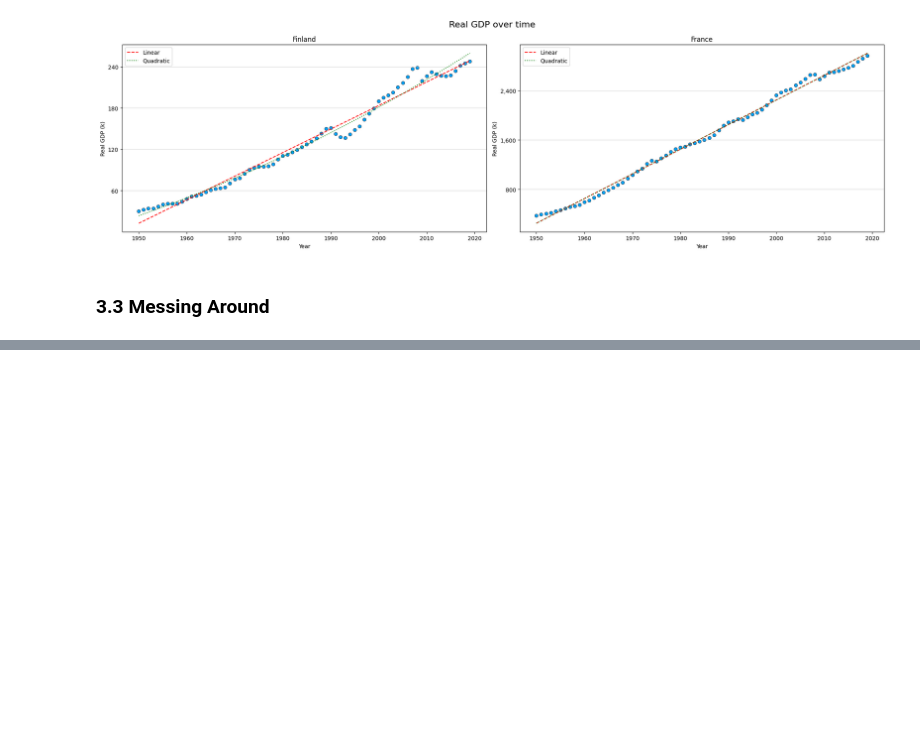
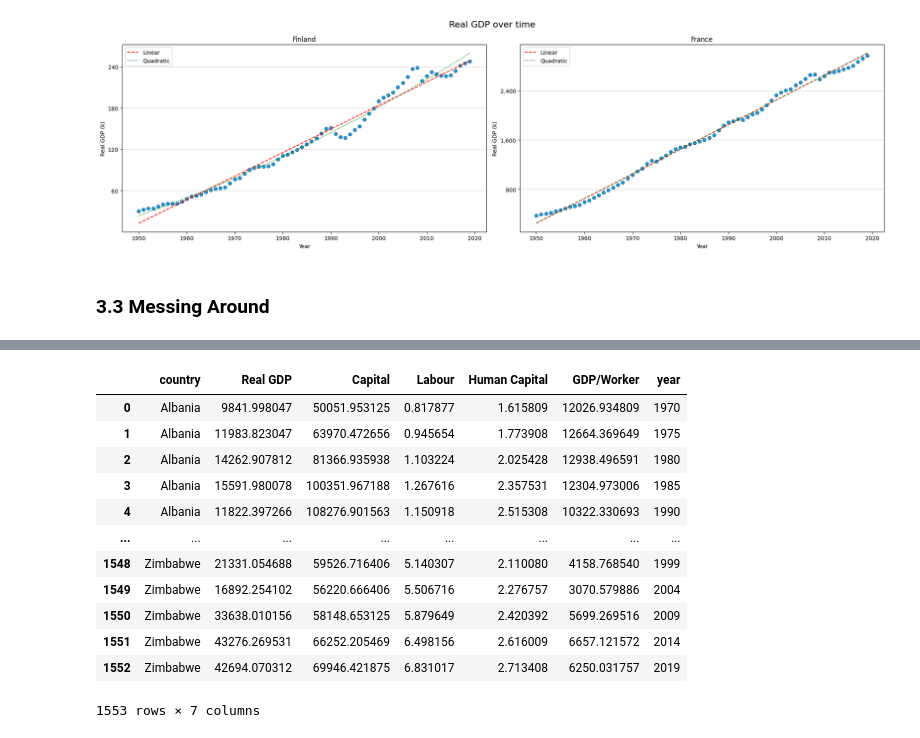
Before and after one commit to jxy-ygjm/EC1B1-Mini-Assessment, a Jupyter notebook: Mini Assessment.ipynb, the cells around one changed output, grey strips where cells are left out. Drawn from its saved outputs; the diff is of its cells as text; code cells hidden in the pictures; blank space fills up the shorter version.

```diff
--- a/Mini Assessment.ipynb
+++ b/Mini Assessment.ipynb
@@ -493,0 +559,17 @@ plt.show()
+# %%
+# See the result
+averaged_df
+# %% [output]
+|  | country | Real GDP | Capital | Labour | Human Capital | GDP/Worker | year |
+| 0 | Albania | 9841.998047 | 50051.953125 | 0.817877 | 1.615809 | 12026.934809 | 1970 |
+| 1 | Albania | 11983.823047 | 63970.472656 | 0.945654 | 1.773908 | 12664.369649 | 1975 |
+| 2 | Albania | 14262.907812 | 81366.935938 | 1.103224 | 2.025428 | 12938.496591 | 1980 |
+| 3 | Albania | 15591.980078 | 100351.967188 | 1.267616 | 2.357531 | 12304.973006 | 1985 |
+| 4 | Albania | 11822.397266 | 108276.901563 | 1.150918 | 2.515308 | 10322.330693 | 1990 |
+| ... | ... | ... | ... | ... | ... | ... | ... |
+| 1548 | Zimbabwe | 21331.054688 | 59526.716406 | 5.140307 | 2.110080 | 4158.768540 | 1999 |
+| 1549 | Zimbabwe | 16892.254102 | 56220.666406 | 5.506716 | 2.276757 | 3070.579886 | 2004 |
+| 1550 | Zimbabwe | 33638.010156 | 58148.653125 | 5.879649 | 2.420392 | 5699.269516 | 2009 |
+| 1551 | Zimbabwe | 43276.269531 | 66252.205469 | 6.498156 | 2.616009 | 6657.121572 | 2014 |
+| 1552 | Zimbabwe | 42694.070312 | 69946.421875 | 6.831017 | 2.713408 | 6250.031757 | 2019 |
+1553 rows × 7 columns
```
Also changed, not shown: parts of 8 cells of this notebook.
